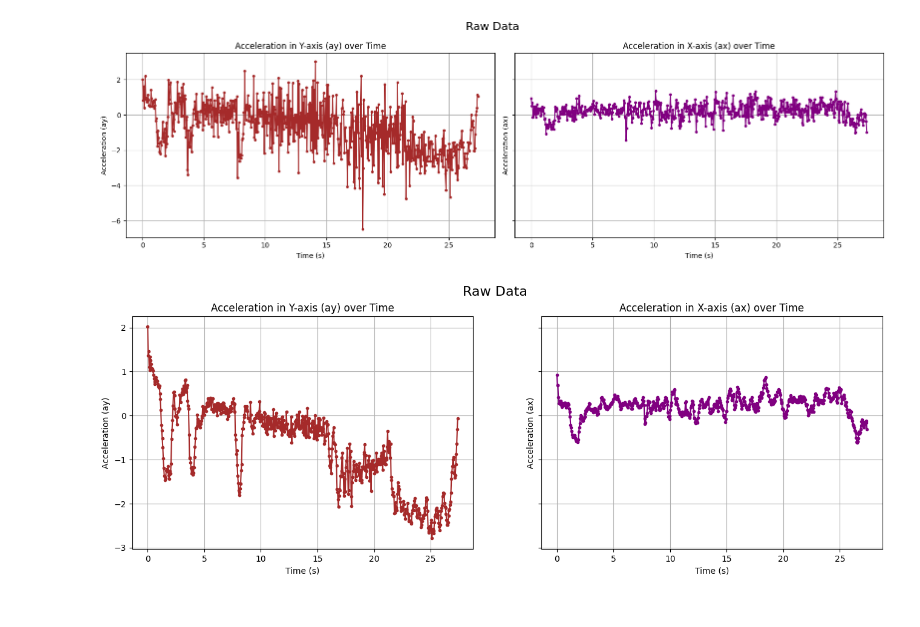
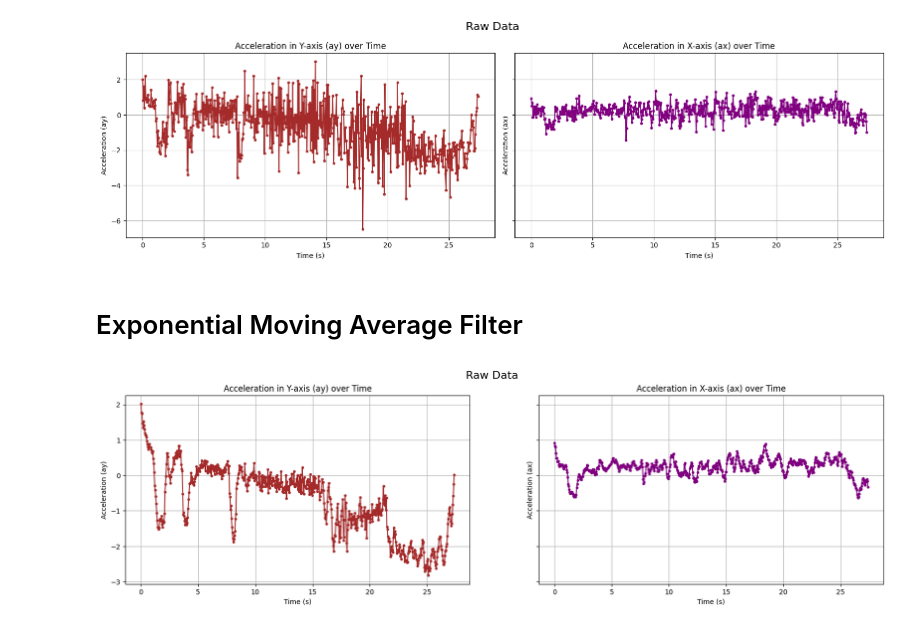
Before and after one commit to KarthickPandianPV/PATH-ESTIMATION, a Jupyter notebook: main.ipynb, the cells around one changed output. Saved outputs shown, nothing was run; the diff lists cells and outputs as text; code cells hidden in the pictures.

```diff
--- a/main.ipynb
+++ b/main.ipynb
@@ -30,28 +31,29 @@ plt.tight_layout()
 plt.show()
 # %% [output]
 [figure]
+# %% [markdown]
+# Exponential Moving Average Filter
 # %%
-df['ay_ema'] = df['ay'].ewm(span=10).mean()
-df['ax_ema'] = df['ax'].ewm(span=10).mean()
+df['ay_new'] = df['ay'].copy()  # Copy ay for filtering
+df['ax_new'] = df['ax'].copy()  # Copy ax for filtering
 
-# df['ay_new'] = df['ay'].copy()  # Copy ay for filtering
+# Apply EMA filter
+for i in range(1, len(df)):
+    df.loc[i, 'ay_new'] = df.loc[i - 1, 'ay_new'] * 0.8 + df.loc[i, 'ay'] * 0.2
+    df.loc[i, 'ax_new'] = df.loc[i - 1, 'ax_new'] * 0.8 + df.loc[i, 'ax'] * 0.2
 
-# # Apply EMA filter
-# for i in range(1, len(df)):
-#     df.loc[i, 'ay_new'] = df.loc[i - 1, 'ay_new'] * 0.99 + df.loc[i, 'ay'] * 0.01
-
-fig, (ax1, ax2) = plt.subplots(1, 2, figsize=(16, 5), sharey=True)
+fig, (ax1, ax2) = plt.subplots(1, 2, figsize=(20, 5), sharey=True)
 fig.suptitle('Raw Data', fontsize=16)
-ax1.plot(df['time'], df['ay_ema'], marker='o', linestyle='-', color='brown', markersize=3)
+ax1.plot(df['time'], df['ay_new'], marker='o', linestyle='-', color='brown', markersize=3)
 ax1.set_title('Acceleration in Y-axis (ay) over Time')
 ax1.set_xlabel('Time (s)')
 ax1.set_ylabel('Acceleration (ay)')
 ax1.grid(True)
 
-ax2.plot(df['time'], df['ax_ema'], marker='o', linestyle='-', color='purple', markersize=3)
+ax2.plot(df['time'], df['ax_new'], marker='o', linestyle='-', color='purple', markersize=3)
 ax2.set_title('Acceleration in X-axis (ax) over Time')
 ax2.set_xlabel('Time (s)')
 ax2.set_ylabel('Acceleration (ax)')
 ax2.grid(True)
 # %% [output]
-[figure, old version]
+[figure, new version]
```
Also changed, not shown: parts of 1 cell of this notebook.
